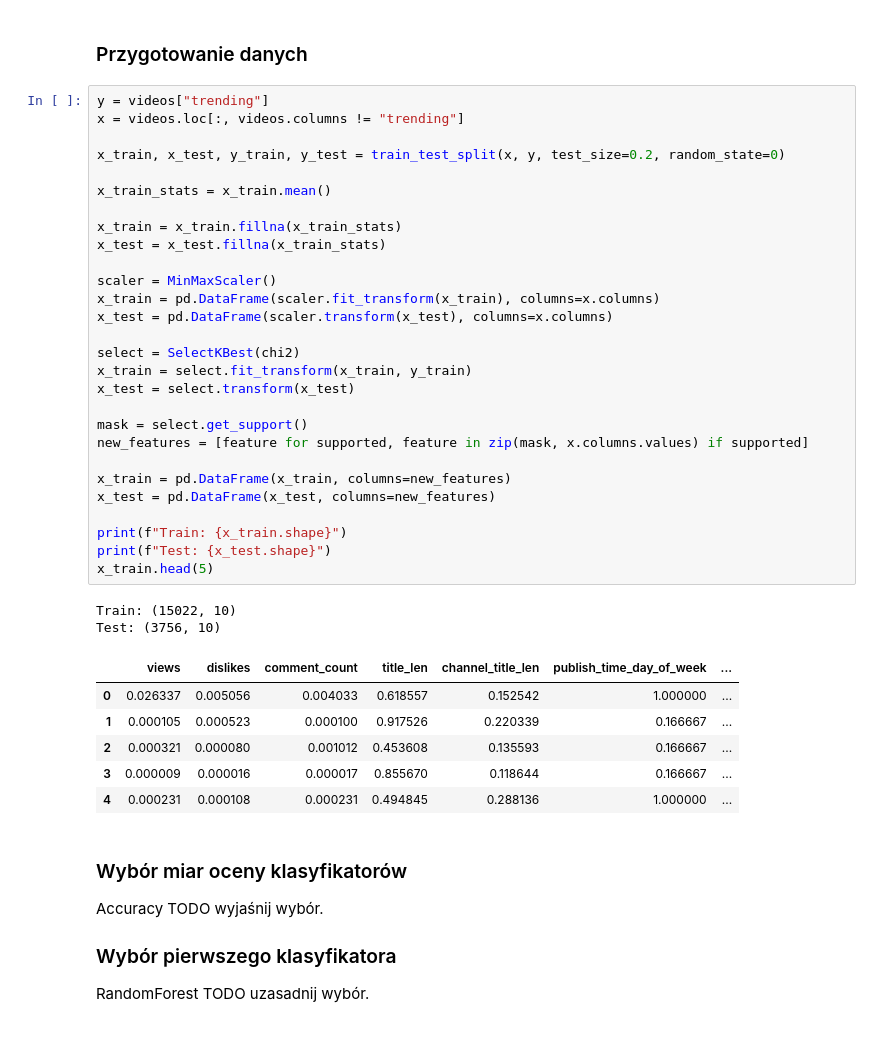
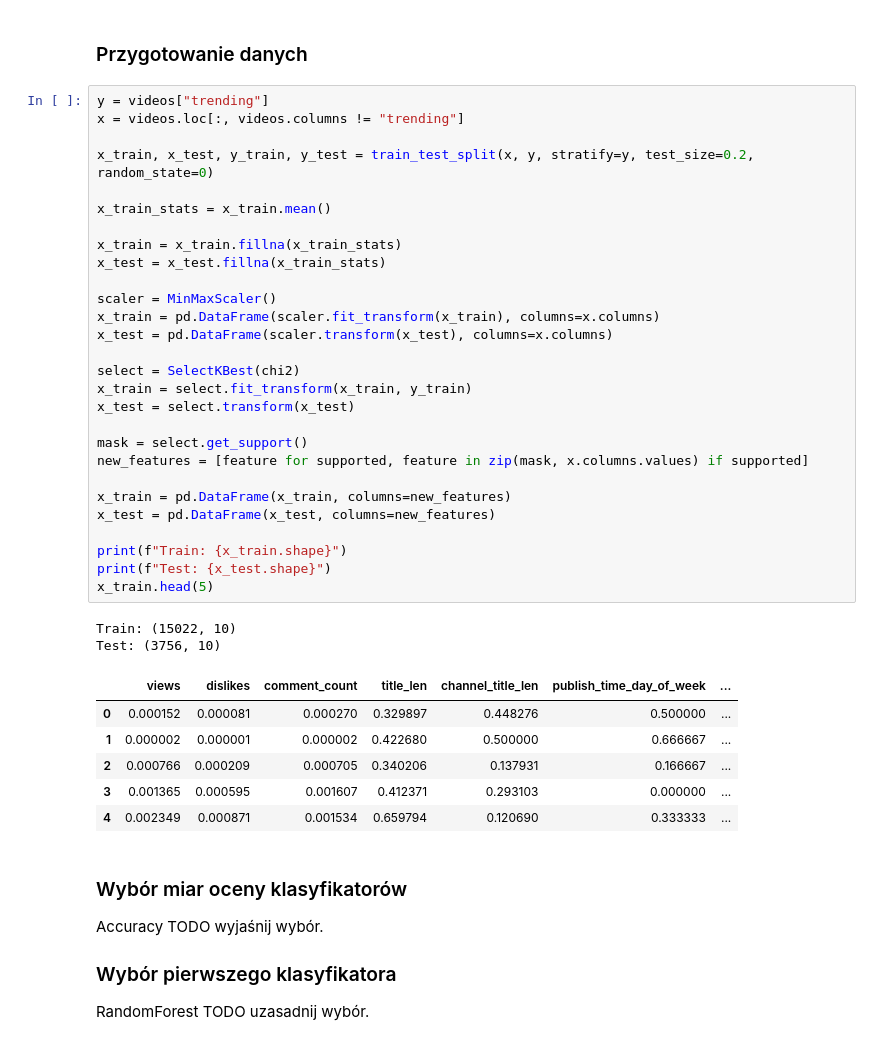
Before and after one commit to DominikKossinski/PED, a Jupyter notebook: notebooks/PED_6.ipynb, the cells around one changed output. Drawn from its saved outputs; the diff is of its cells as text.

```diff
--- a/notebooks/PED_6.ipynb
+++ b/notebooks/PED_6.ipynb
@@ -85,39 +86,39 @@ videos.head(5)
 y = videos["trending"]
 x = videos.loc[:, videos.columns != "trending"]
 
-x_train, x_test, y_train, y_test = train_test_split(x, y, test_size=0.2, random_state=0)
+x_train, x_test, y_train, y_test = train_test_split(x, y, stratify=y, test_size=0.2, random_state=0)
 
 x_train_stats = x_train.mean()
 
 x_train = x_train.fillna(x_train_stats)
 x_test = x_test.fillna(x_train_stats)
 
 scaler = MinMaxScaler()
 x_train = pd.DataFrame(scaler.fit_transform(x_train), columns=x.columns)
 x_test = pd.DataFrame(scaler.transform(x_test), columns=x.columns)
 
 select = SelectKBest(chi2)
 x_train = select.fit_transform(x_train, y_train)
 x_test = select.transform(x_test)
 
 mask = select.get_support()
 new_features = [feature for supported, feature in zip(mask, x.columns.values) if supported]
 
 x_train = pd.DataFrame(x_train, columns=new_features)
 x_test = pd.DataFrame(x_test, columns=new_features)
 
 print(f"Train: {x_train.shape}")
 print(f"Test: {x_test.shape}")
 x_train.head(5)
 # %% [output]
 Train: (15022, 10)
 Test: (3756, 10)
 |  | views | dislikes | comment_count | title_len | channel_title_len | publish_time_day_of_week | ... |
-| 0 | 0.026337 | 0.005056 | 0.004033 | 0.618557 | 0.152542 | 1.000000 | ... |
-| 1 | 0.000105 | 0.000523 | 0.000100 | 0.917526 | 0.220339 | 0.166667 | ... |
-| 2 | 0.000321 | 0.000080 | 0.001012 | 0.453608 | 0.135593 | 0.166667 | ... |
-| 3 | 0.000009 | 0.000016 | 0.000017 | 0.855670 | 0.118644 | 0.166667 | ... |
-| 4 | 0.000231 | 0.000108 | 0.000231 | 0.494845 | 0.288136 | 1.000000 | ... |
+| 0 | 0.000152 | 0.000081 | 0.000270 | 0.329897 | 0.448276 | 0.500000 | ... |
+| 1 | 0.000002 | 0.000001 | 0.000002 | 0.422680 | 0.500000 | 0.666667 | ... |
+| 2 | 0.000766 | 0.000209 | 0.000705 | 0.340206 | 0.137931 | 0.166667 | ... |
+| 3 | 0.001365 | 0.000595 | 0.001607 | 0.412371 | 0.293103 | 0.000000 | ... |
+| 4 | 0.002349 | 0.000871 | 0.001534 | 0.659794 | 0.120690 | 0.333333 | ... |
 # %% [markdown]
 ### Wybór miar oceny klasyfikatorów
 
```
Also changed, not shown: parts of 5 cells of this notebook.
